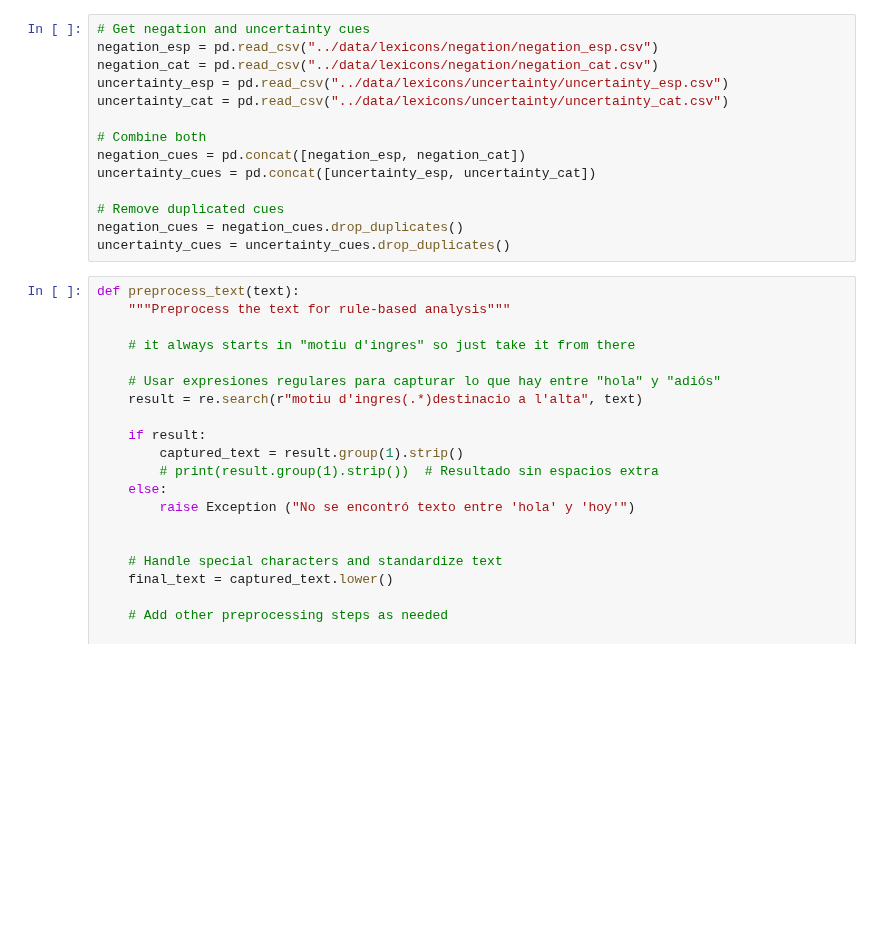
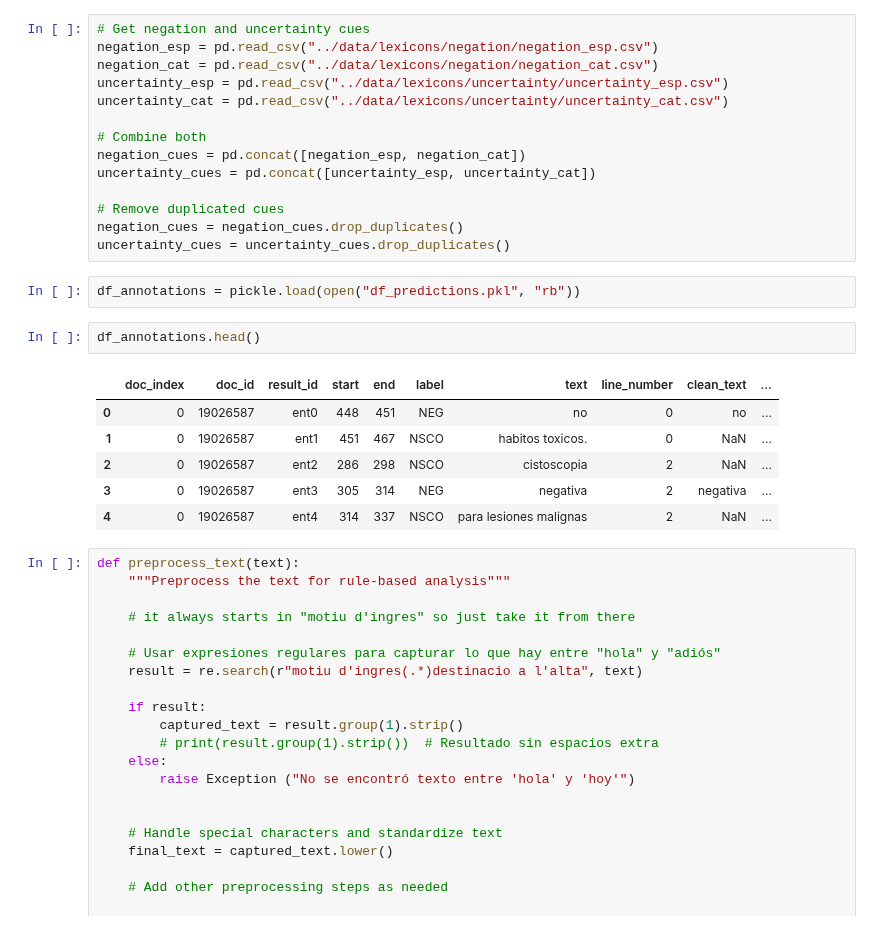
Before and after one commit to dmxocean/projectNLP, a Jupyter notebook: notebooks/rule_based_prototype.ipynb, the cells around one changed output. Saved outputs shown, nothing was run; the diff lists cells and outputs as text; blank space fills up the shorter version.

```diff
--- a/notebooks/rule_based_prototype.ipynb
+++ b/notebooks/rule_based_prototype.ipynb
@@ -18,6 +19,17 @@ uncertainty_cues = pd.concat([uncertainty_esp, uncertainty_cat])
 # Remove duplicated cues
 negation_cues = negation_cues.drop_duplicates()
 uncertainty_cues = uncertainty_cues.drop_duplicates()
+# %%
+df_annotations = pickle.load(open("df_predictions.pkl", "rb"))
+# %%
+df_annotations.head()
+# %% [output]
+|  | doc_index | doc_id | result_id | start | end | label | text | line_number | clean_text | ... |
+| 0 | 0 | 19026587 | ent0 | 448 | 451 | NEG | no | 0 | no | ... |
+| 1 | 0 | 19026587 | ent1 | 451 | 467 | NSCO | habitos toxicos. | 0 | NaN | ... |
+| 2 | 0 | 19026587 | ent2 | 286 | 298 | NSCO | cistoscopia | 2 | NaN | ... |
+| 3 | 0 | 19026587 | ent3 | 305 | 314 | NEG | negativa | 2 | negativa | ... |
+| 4 | 0 | 19026587 | ent4 | 314 | 337 | NSCO | para lesiones malignas | 2 | NaN | ... |
 # %%
 def preprocess_text(text):
     """Preprocess the text for rule-based analysis"""
```
Also changed, not shown: parts of 1 cell of this notebook, 3 other files.
